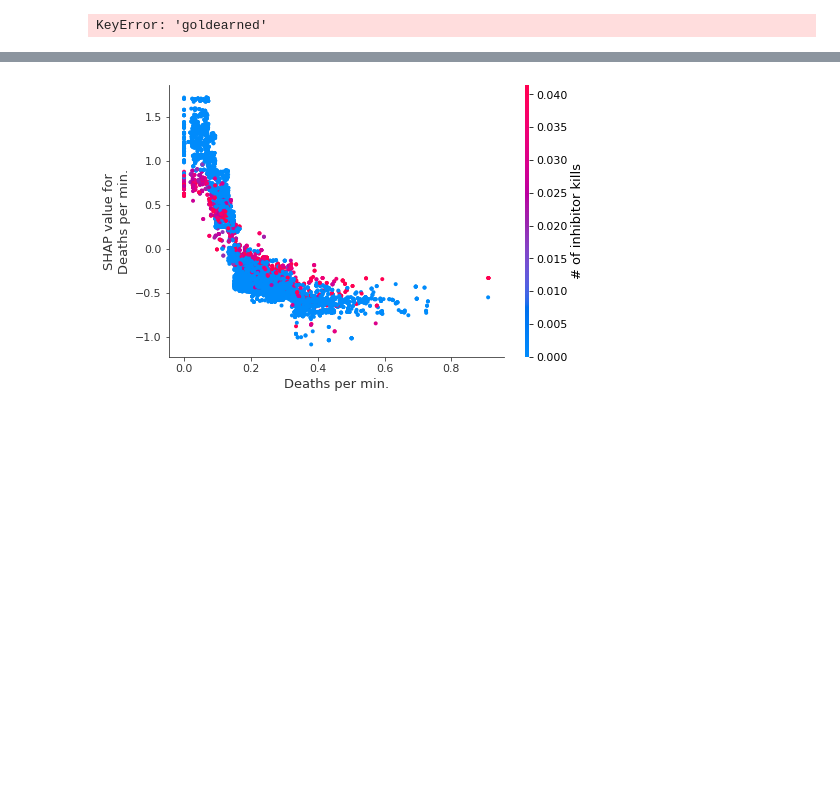
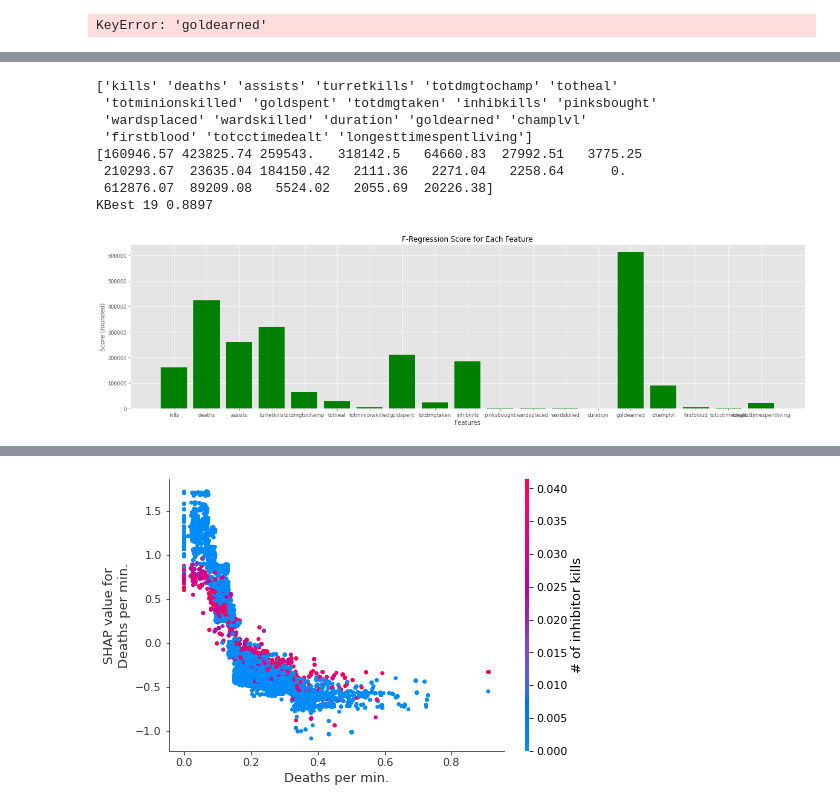
Before and after one commit to garrettnorden20/machine-learning-project, a Jupyter notebook: Untitled.ipynb, the cells around one changed output, grey strips where cells are left out. Drawn from its saved outputs; the diff is of its cells as text; code cells hidden in the pictures; blank space fills up the shorter version.

```diff
--- a/Untitled.ipynb
+++ b/Untitled.ipynb
@@ -153,0 +169,49 @@ PCA 14 0.8868
+# %%
+allstats = allstats_corr
+allstats = allstats.fillna(0)
+
+y = allstats['win']
+X = allstats.drop(['win'], axis=1)
+
+# scaling?
+X = sci_pre.StandardScaler().fit_transform(X, y)
+
+maxK = allstats.shape[1]-1
+
+k_graph = np.arange(1, maxK)
+accuracies = np.zeros((0))
+accuracies_pca = np.zeros((0))
+
+
+    # for select K best
+
+#X_ = sci_feat.SelectKBest(sci_feat.chi2, k=k_iter).fit_transform(X, y)
+k_best = sci_feat.SelectKBest(sci_feat.f_regression, k=maxK)
+X_ = k_best.fit_transform(X, y)
+ind = k_best.get_support(True)
+print(np.asarray(allstats.drop(['win'], axis=1).columns[ind]))
+print(np.around(k_best.scores_,2))
+accuracy, conf_matrix = ml.logistic_regression(X_,y)
+
+print('KBest', k_iter, accuracy)
+
+x_pos = np.arange(19)
+plt.figure(figsize=(24, 6), dpi=60)
+plt.bar(x_pos, np.around(k_best.scores_,2) , color='green')
+plt.xlabel("Features")
+plt.ylabel("Score (rounded)")
+plt.title("F-Regression Score for Each Feature")
+
+plt.xticks(x_pos, np.asarray(allstats.drop(['win'], axis=1).columns[ind]))
+
+plt.show()
+# %% [output]
+['kills' 'deaths' 'assists' 'turretkills' 'totdmgtochamp' 'totheal'
+ 'totminionskilled' 'goldspent' 'totdmgtaken' 'inhibkills' 'pinksbought'
+ 'wardsplaced' 'wardskilled' 'duration' 'goldearned' 'champlvl'
+ 'firstblood' 'totcctimedealt' 'longesttimespentliving']
+[160946.57 423825.74 259543.   318142.5   64660.83  27992.51   3775.25
+ 210293.67  23635.04 184150.42   2111.36   2271.04   2258.64      0.
+ 612876.07  89209.08   5524.02   2055.69  20226.38]
+KBest 19 0.8897
+[figure, added]
```
Also changed, not shown: parts of 10 cells of this notebook, 1 other file.
